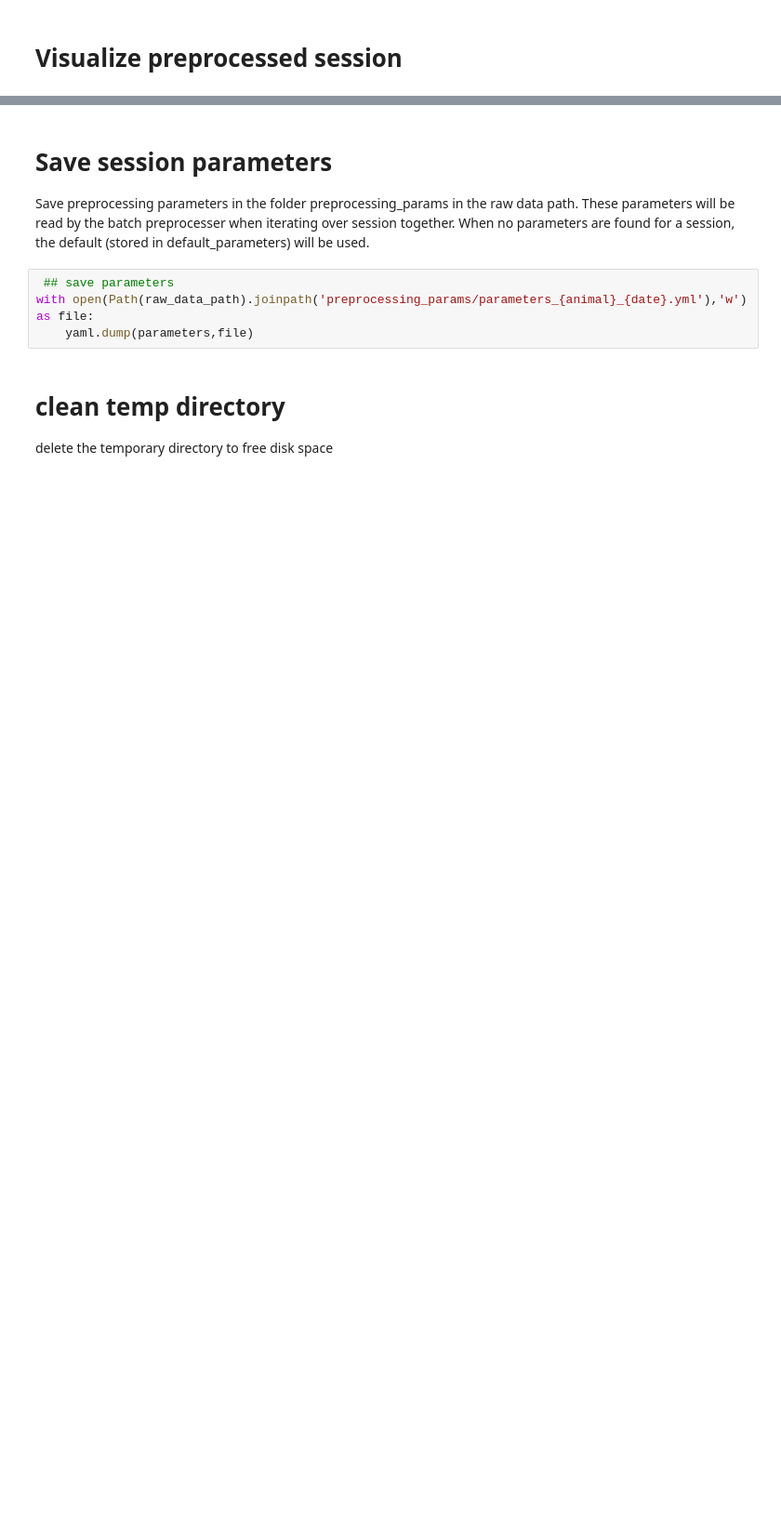
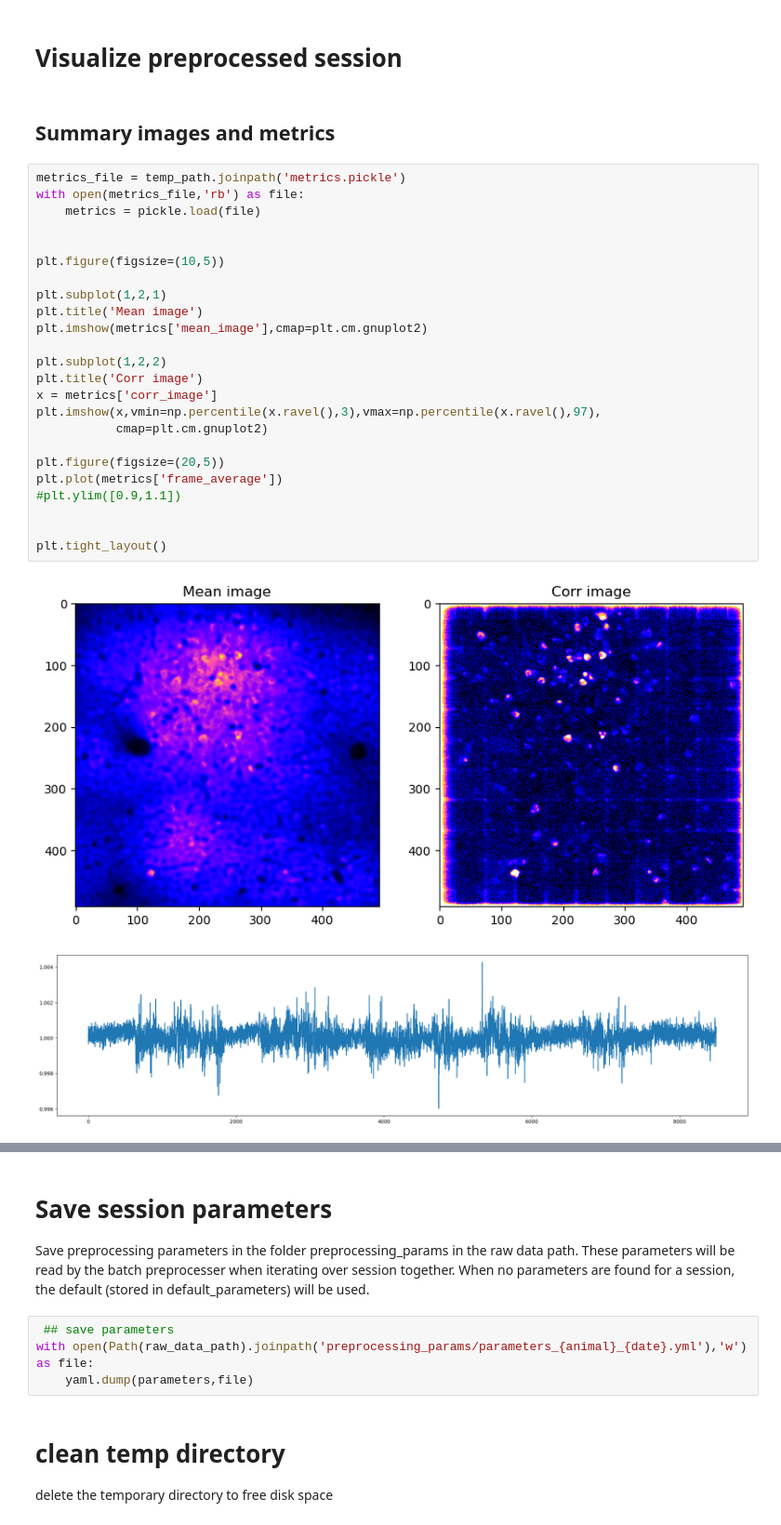
Before and after one commit to NeuroNetMem/pipeline_2p, a Jupyter notebook: session_overview.ipynb, the cells around one changed output, grey strips where cells are left out. Shown at 93% size. Saved outputs shown, nothing was run; the diff lists cells and outputs as text; blank space fills up the shorter version.

```diff
--- a/session_overview.ipynb
+++ b/session_overview.ipynb
@@ -152,2 +190,31 @@ Correcting luminance fluctuations
 # %% [markdown]
 # Visualize preprocessed session
+# %% [markdown]
+## Summary images and metrics
+# %%
+metrics_file = temp_path.joinpath('metrics.pickle')
+with open(metrics_file,'rb') as file:
+    metrics = pickle.load(file)
+
+
+plt.figure(figsize=(10,5))
+
+plt.subplot(1,2,1)
+plt.title('Mean image')
+plt.imshow(metrics['mean_image'],cmap=plt.cm.gnuplot2)
+
+plt.subplot(1,2,2)
+plt.title('Corr image')
+x = metrics['corr_image']
+plt.imshow(x,vmin=np.percentile(x.ravel(),3),vmax=np.percentile(x.ravel(),97),
+           cmap=plt.cm.gnuplot2)
+
+plt.figure(figsize=(20,5))
+plt.plot(metrics['frame_average'])
+#plt.ylim([0.9,1.1])
+
+
+plt.tight_layout()
+# %% [output]
+[figure, added]
+[figure, added]
```
Also changed, not shown: parts of 23 cells of this notebook, 4 other files.
